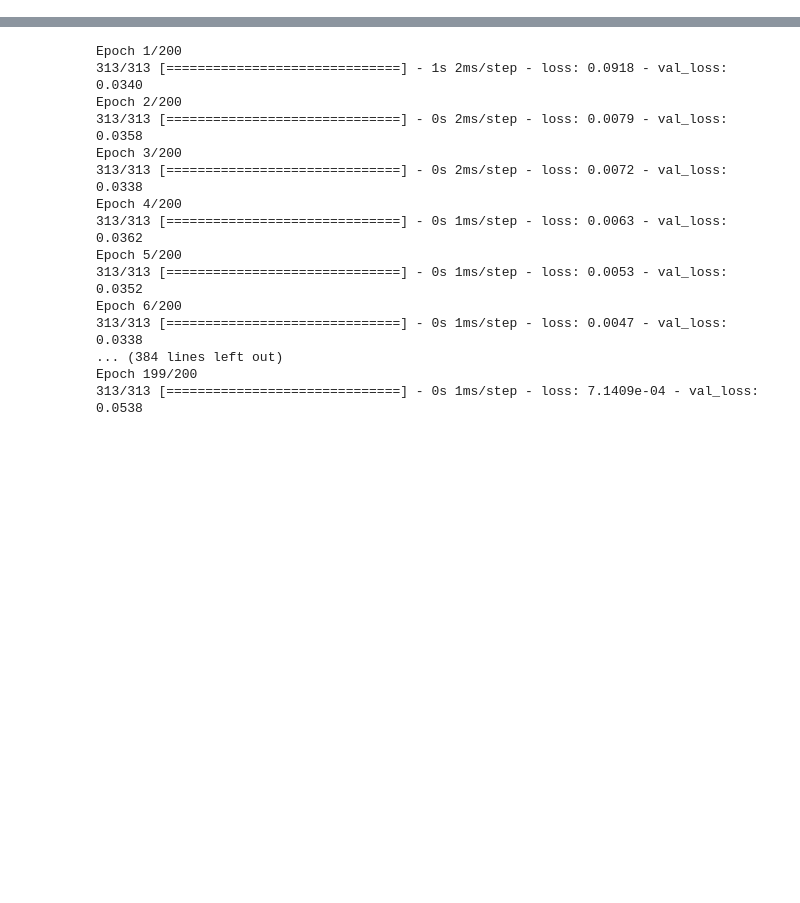
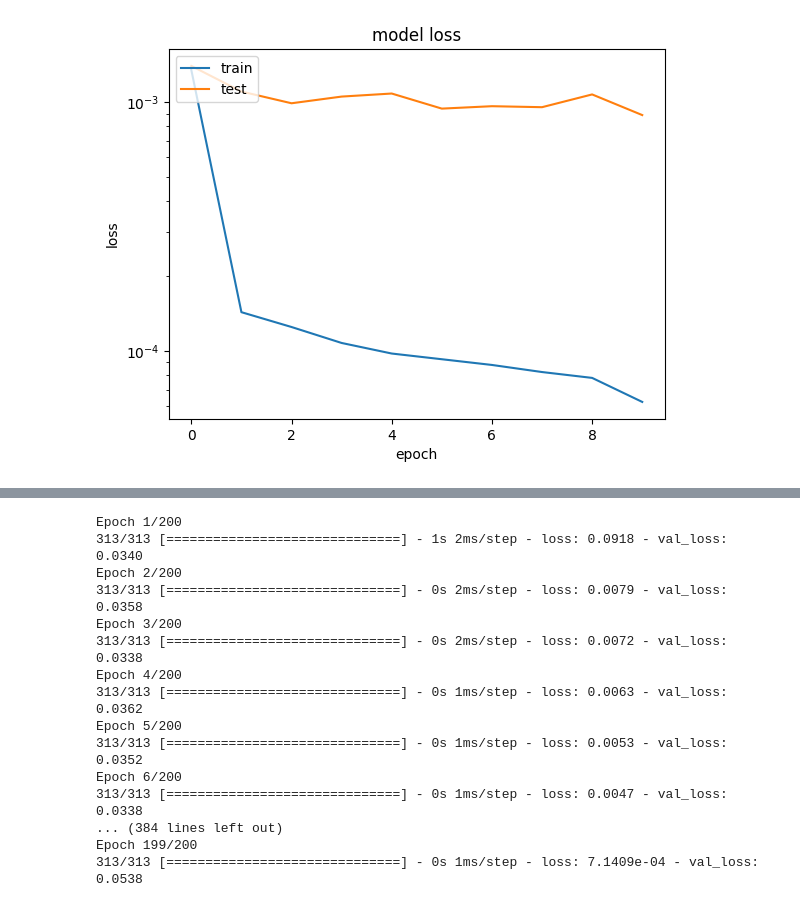
Before and after one commit to pawelmagnu/PyMPDATA, a Jupyter notebook: fluxes/second_attempt.ipynb, the cells around one changed output, grey strips where cells are left out. Drawn from its saved outputs; the diff is of its cells as text; code cells hidden in the pictures; blank space fills up the shorter version.

```diff
--- a/fluxes/second_attempt.ipynb
+++ b/fluxes/second_attempt.ipynb
@@ -148,0 +208,6 @@ Epoch 200/200
+# %%
+model = get_model(n_hidden_layers=2, n_neurons=10)
+model, history = train_model(model, df_train, df_test, epochs=10)
+visualize_training(history)
+model.save('model_longer.h5')
+# %% [output]
@@ -148,0 +234 @@ Epoch 200/200
+[figure, added]
```
Also changed, not shown: parts of 19 cells of this notebook.
